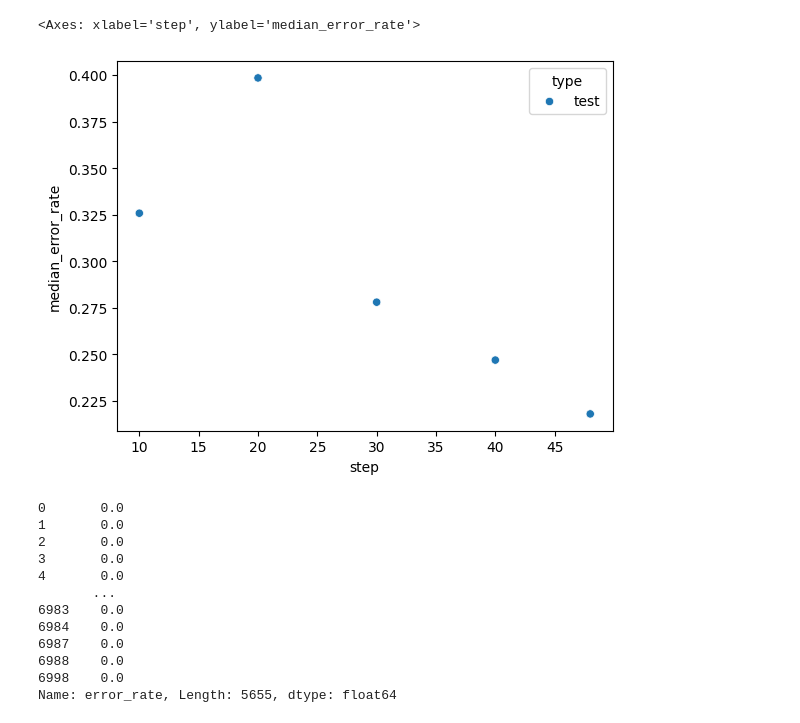
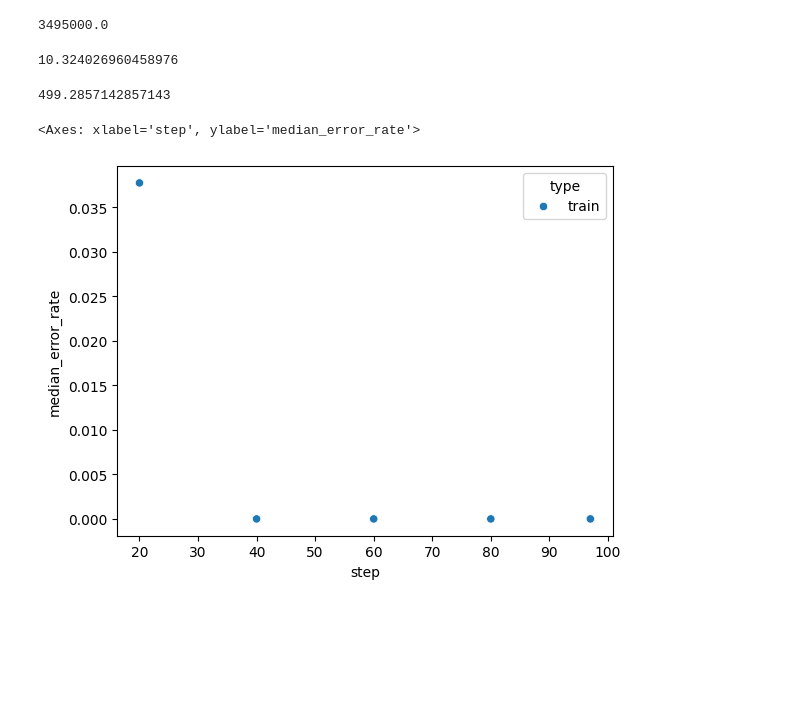
Before and after one commit to KanHatakeyama/self-chem-learn-llm, a Jupyter notebook: 0924split_train_test/analyze_evaluation.ipynb, the cells around one changed output. Saved outputs shown, nothing was run; the diff lists cells and outputs as text; code cells hidden in the pictures; blank space fills up the shorter version.

```diff
--- a/0924split_train_test/analyze_evaluation.ipynb
+++ b/0924split_train_test/analyze_evaluation.ipynb
@@ -38,9 +38,10 @@ def parse_prediction(predicted_text_list,unit_list):
     return pred_list
 # %%
 import glob
-json_list=glob.glob("eval_results/*.json")
+json_list=[]
+json_list+=glob.glob("eval_results2/*.json")
 
-json_list+=glob.glob("/data/hatakeyama/self-loop/0920evaluate_prediction_accuracy/eval_results/*.json")
+#json_list+=glob.glob("/data/hatakeyama/self-loop/0920evaluate_prediction_accuracy/eval_results/*.json")
 
 mode="test"
 
@@ -50,8 +51,8 @@ json_list.sort()
 
 for target_json in json_list:
 
-    if target_json.find(mode)==-1:
-        continue
+    #if target_json.find(mode)==-1:
+    #    continue
 
     df=pd.read_json(target_json)
     #predicted_valueをfloatに変更｡変換できないものはNaNにする
@@ -103,0 +127,8 @@ error_rate_df=pd.DataFrame(error_rate_dict.items(),columns=["json","median_error
+# %%
+error_rate_df["temp"]=error_rate_df["json"].str.split("checkpoint-").str[-1].str.split(".").str[0]
+error_rate_df["step"]=error_rate_df["temp"].str.split("_").str[0]
+error_rate_df["step"] = pd.to_numeric(error_rate_df["step"], errors='coerce')
+error_rate_df["step"] = error_rate_df["step"].fillna(0)
+#error_rate_df["type"]=error_rate_df["temp"].str.split("_").str[1]
+error_rate_df["type"]=error_rate_df["json"].str.split("_").str[-1].str.split(".").str[0]
+sns.pointplot(data=error_rate_df[error_rate_df["json"].str.find("70B")==-1],x="step",y="median_error_rate",hue="type")
@@ -104,24 +138,42 @@ error_rate_df=pd.DataFrame(error_rate_dict.items(),columns=["json","median_error
+# %%
+#1 stepあたりの学習データ数
+trained_records=200000
+trained_facts=trained_records*2.5
+
+tot_augment_records=1398000*2.5
+print(tot_augment_records)
+
+augment_ratio=tot_augment_records/7000 # 合成テキスト数/元の物性数 * 1テキストあたりの物性数
+tot_steps=97
+#augment_per_step=augment_ratio*tot_records/tot_steps
+#augment_per_step*tot_steps
+facts_per_step=trained_facts/tot_steps
+seen_times_per_step=facts_per_step/augment_ratio
+seen_times_per_step
+# %% [output]
+3495000.0
+10.324026960458976
+# %%
+
+error_rate_df["temp"]=error_rate_df["json"].str.split("checkpoint-").str[-1].str.split(".").str[0]
+error_rate_df["step"]=error_rate_df["temp"].str.split("_").str[0]
+error_rate_df["step"] = pd.to_numeric(error_rate_df["step"], errors='coerce')
+error_rate_df["step"] = error_rate_df["step"].fillna(0)
+#error_rate_df["type"]=error_rate_df["temp"].str.split("_").str[1]
+error_rate_df["type"]=error_rate_df["json"].str.split("_").str[-1].str.split(".").str[0]
+error_rate_df["Average seen times"]=seen_times_per_step*error_rate_df["step"]
+sns.pointplot(data=error_rate_df[error_rate_df["json"].str.find("70B")==-1],x="step",y="median_error_rate",hue="type")
+# %%
+augment_ratio
+# %% [output]
+499.2857142857143
 # %%
+
 error_rate_df["temp"]=error_rate_df["json"].str.split("checkpoint-").str[-1].str.split(".").str[0]
 error_rate_df["step"]=error_rate_df["temp"].str.split("_").str[0]
 error_rate_df["step"] = pd.to_numeric(error_rate_df["step"], errors='coerce')
 error_rate_df["type"]=error_rate_df["temp"].str.split("_").str[1]
-sns.scatterplot(data=error_rate_df[error_rate_df["type"]=="test"],x="step",y="median_error_rate",hue="type")
+sns.scatterplot(data=error_rate_df[error_rate_df["type"]=="train"],x="step",y="median_error_rate",hue="type")
 # %% [output]
 <Axes: xlabel='step', ylabel='median_error_rate'>
-[figure, old version]
+[figure, new version]
-# %%
-sel_df["error_rate"]
-# %% [output]
-0       0.0
-1       0.0
-2       0.0
-3       0.0
-4       0.0
-       ...
-6983    0.0
-6984    0.0
-6987    0.0
-6988    0.0
-6998    0.0
-Name: error_rate, Length: 5655, dtype: float64
```
Also changed, not shown: parts of 3 cells of this notebook, 17 other files.
